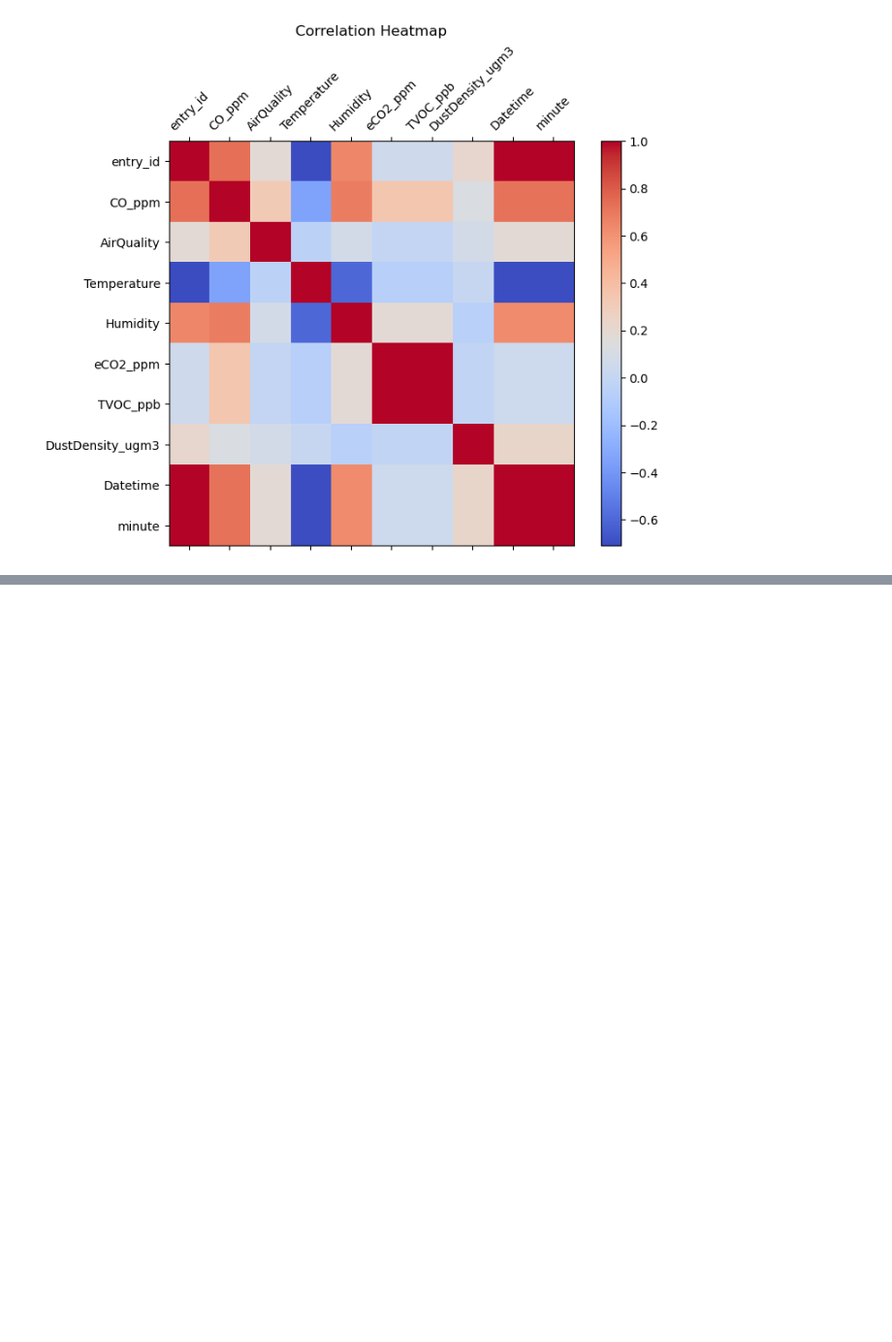
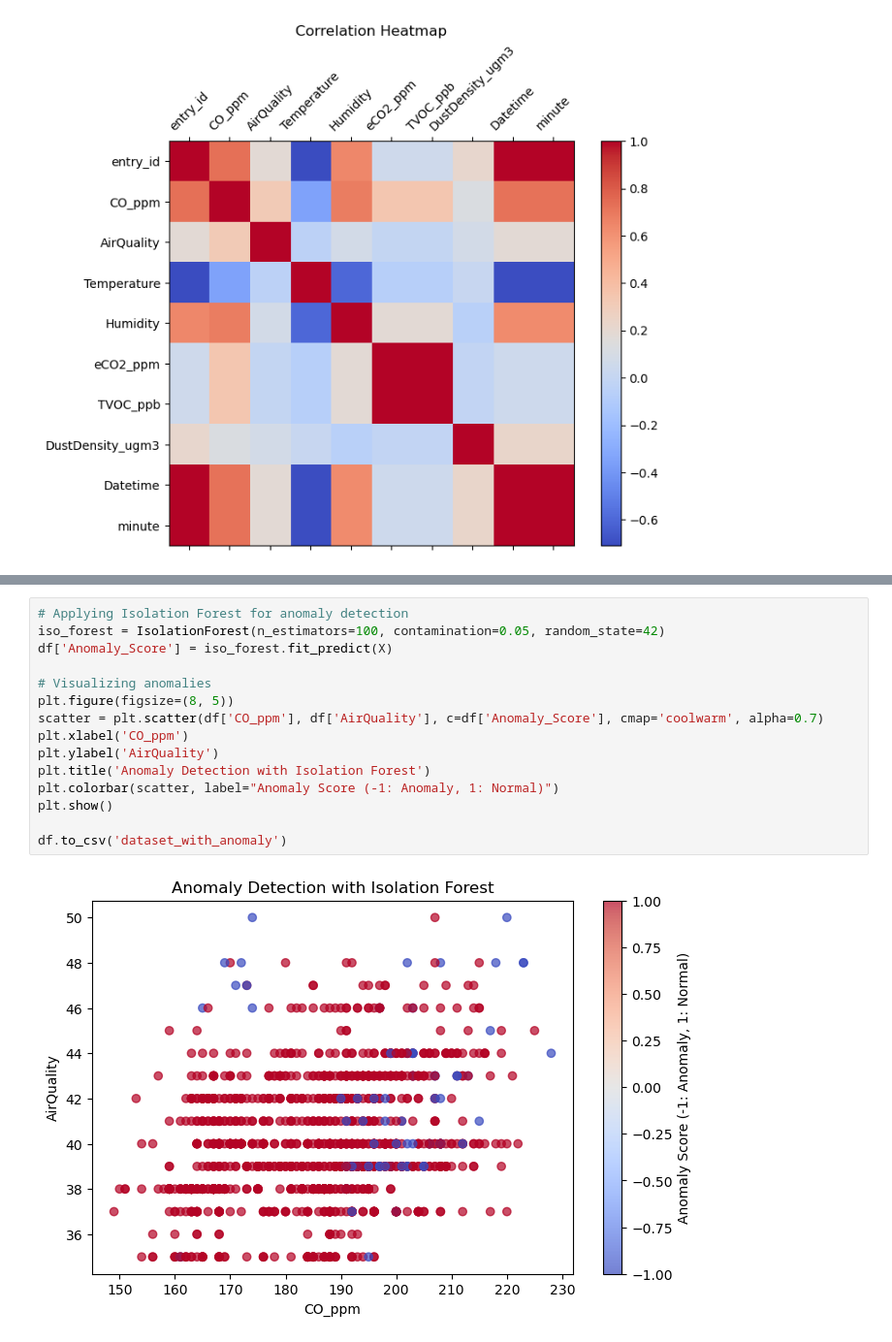
Before and after one commit to zacharyartman/aai530-group1, a Jupyter notebook: main.ipynb, the cells around one changed output, grey strips where cells are left out. Shown at 97% size. Drawn from its saved outputs; the diff is of its cells as text; blank space fills up the shorter version.

```diff
--- a/main.ipynb
+++ b/main.ipynb
@@ -210,0 +283,17 @@ plt.show()
+# %%
+# Applying Isolation Forest for anomaly detection
+iso_forest = IsolationForest(n_estimators=100, contamination=0.05, random_state=42)
+df['Anomaly_Score'] = iso_forest.fit_predict(X)
+
+# Visualizing anomalies
+plt.figure(figsize=(8, 5))
+scatter = plt.scatter(df['CO_ppm'], df['AirQuality'], c=df['Anomaly_Score'], cmap='coolwarm', alpha=0.7)
+plt.xlabel('CO_ppm')
+plt.ylabel('AirQuality')
+plt.title('Anomaly Detection with Isolation Forest')
+plt.colorbar(scatter, label="Anomaly Score (-1: Anomaly, 1: Normal)")
+plt.show()
+
+df.to_csv('dataset_with_anomaly')
+# %% [output]
+[figure, added]
```
Also changed, not shown: parts of 23 cells of this notebook, 1 other file.
